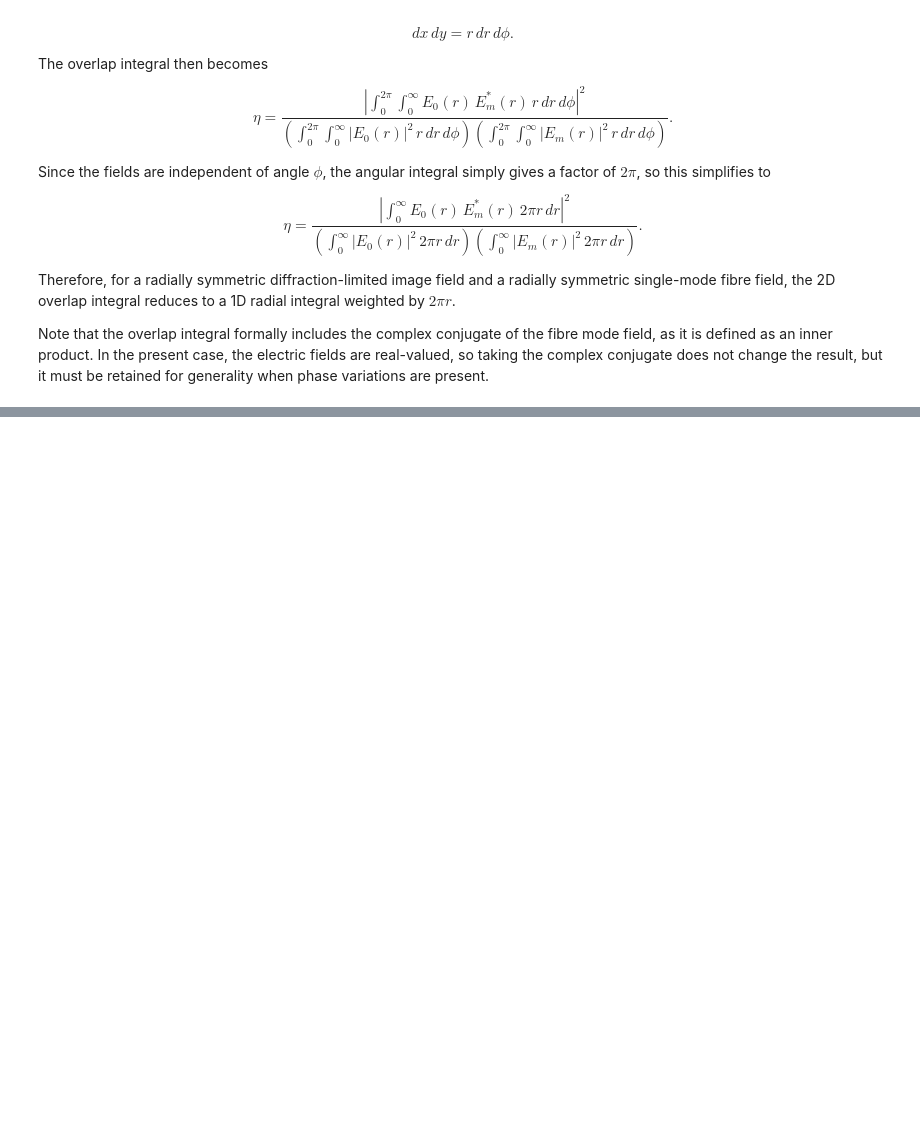
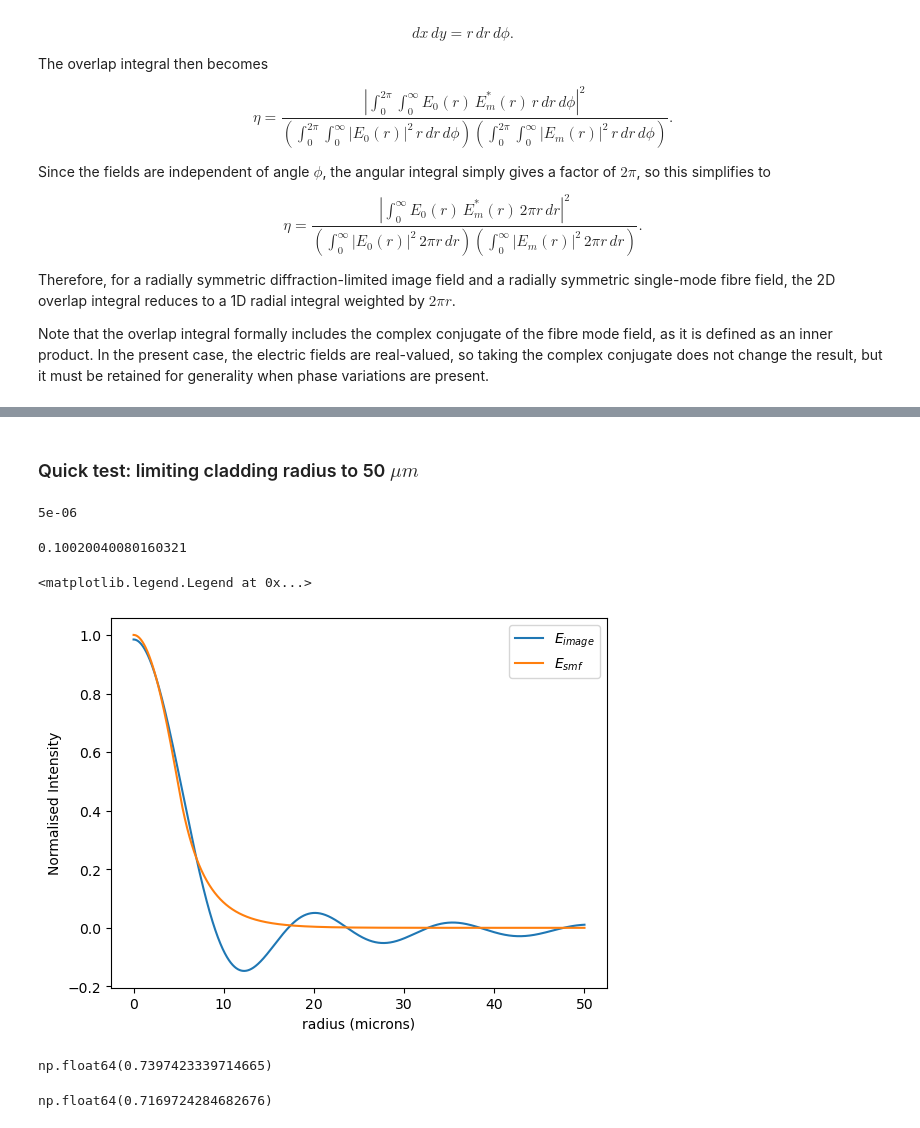
Before and after one commit to TongyueLiu/OH-Suppression-MRes-Project, a Jupyter notebook: Diffraction limited profile of E-field.ipynb, the cells around one changed output, grey strips where cells are left out. Saved outputs shown, nothing was run; the diff lists cells and outputs as text; code cells hidden in the pictures; blank space fills up the shorter version.

```diff
--- a/Diffraction limited profile of E-field.ipynb
+++ b/Diffraction limited profile of E-field.ipynb
@@ -631,0 +732,40 @@ Coupling efficiency (η) = 0.7189
+# %% [markdown]
+### Quick test: limiting cladding radius to 50 $\mu m$
+# %%
+a
+# %% [output]
+5e-06
+# %%
+rho_test50 = np.linspace(0,10,5000)
+r_test50 = rho_test50 * a
+# %%
+Magnification
+# %% [output]
+0.10020040080160321
+# %%
+E_image_test50, I_image_test50 = demagnified_diffraction_limited_E_field(r_test50, lam0, F, alpha, E_S, Magnification)
+E_smf_test50, I_smf_test50 = calculate_electric_field(rho_test50, X_root, Y_root)
+# %%
+plt.plot(r_test50 *1e6, E_image_test50, label='$E_{image}$')
+plt.plot(r_test50 *1e6, E_smf_test50, label='$E_{smf}$')
+plt.xlabel("radius (microns)")
+plt.ylabel("Normalised Intensity")
+plt.legend()
+# %% [output]
+<matplotlib.legend.Legend at 0x...>
+[figure, added]
+# %%
+# It appears that the efficiency is higher if our cladding is limited to 50µm rather than 500µm
+eta_test, numerator_test, denominator_test = coupling_efficiency(E_image_test50, E_smf_test50)
+eta_test
+# %% [output]
+np.float64(0.7397423339714665)
+# %%
+rho_test100 = np.linspace(0,100,5000)
+r_test100 = rho_test100 * a
+E_image_test100, I_image_test100 = demagnified_diffraction_limited_E_field(r_test100, lam0, F, alpha, E_S, Magnification)
+E_smf_test100, I_smf_test100 = calculate_electric_field(rho_test100, X_root, Y_root)
+eta_test100, numerator_test100, denominator_test100 = coupling_efficiency(E_image_test100, E_smf_test100)
+eta_test100
+# %% [output]
+np.float64(0.7169724284682676)
```
Also changed, not shown: parts of 20 cells of this notebook, 1 other file.
